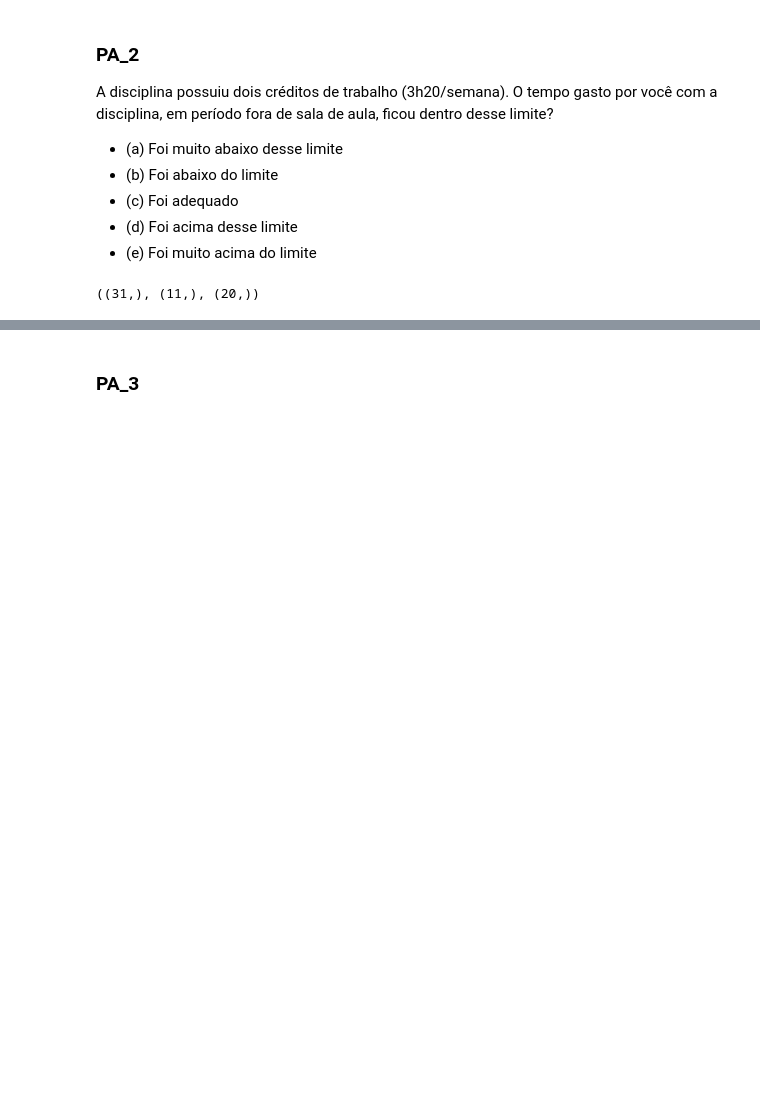
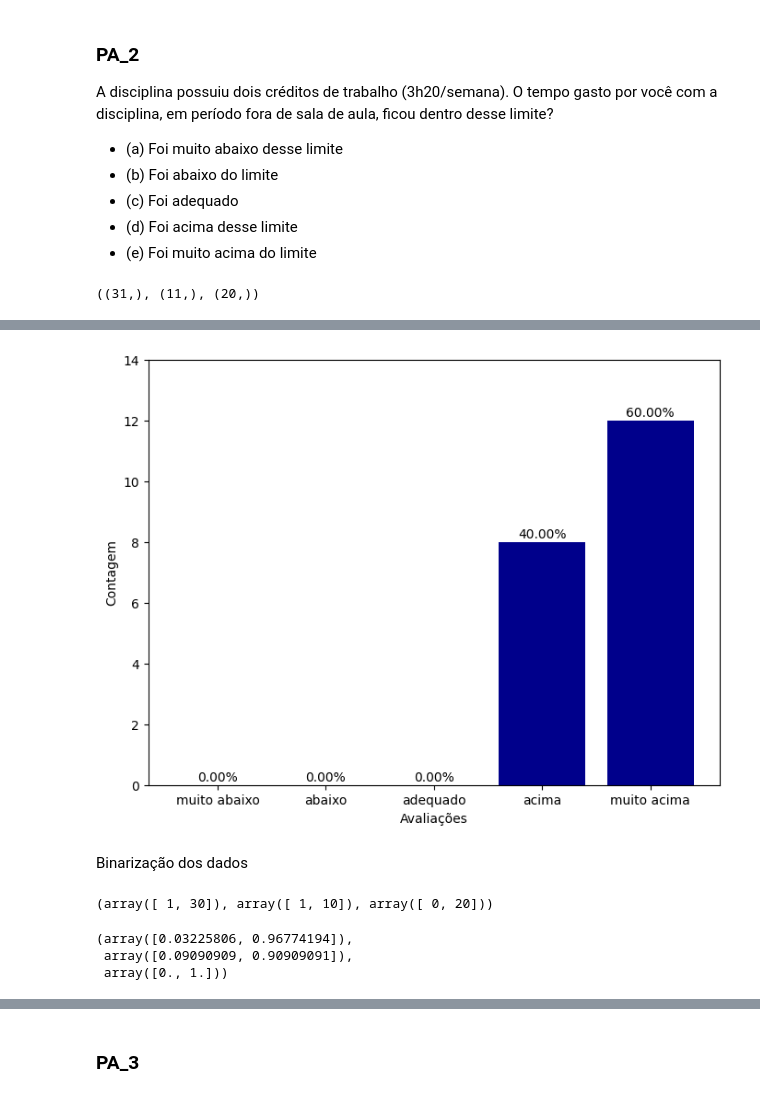
Before and after one commit to henriqueedu2001/pcs3635-health-research-data-analysis, a Jupyter notebook: analisys.ipynb, the cells around one changed output, grey strips where cells are left out. Saved outputs shown, nothing was run; the diff lists cells and outputs as text; code cells hidden in the pictures; blank space fills up the shorter version.

```diff
--- a/analisys.ipynb
+++ b/analisys.ipynb
@@ -192,0 +286,62 @@ plt.show()
+# %%
+# plotting PA_2 for general counting in wednesday
+fig, axs = plt.subplots(figsize=fig_default_size)
+
+axs.bar(PA_2_categories, PA_2_wednesday_counting, color=fig_default_color)
+
+# axs setting
+axs.yaxis.set_major_locator(MaxNLocator(integer=True)) # restricts the y axis in to integer values
+axs.set_ylim(0, 14)
+axs.set_xlabel('Avaliações')
+axs.set_ylabel('Contagem')
+
+# text in the top of the bars
+for i in range(5):
+    x = i
+    y = PA_2_wednesday_counting[i] + 0.3*top_bar_text_offset
+    percentage_str = get_percentage_str(fraction=PA_2_wednesday_frequency[i])
+
+    fig.text(x, y, percentage_str, ha='center', transform=plt.gca().transData)
+
+# save the figure in png format
+if save_all_figures:
+    plt.savefig('academic_imgs/PA_2_wednesday_classes')
+
+# showing the figure
+plt.show()
+# %% [output]
+[figure, added]
+# %% [markdown]
+Binarização dos dados
+# %%
+# binarization of the data
+
+# general
+PA_2_bin_counting_under = sum(PA_2_counting[0:2])
+PA_2_bin_counting_over = sum(PA_2_counting[3:5])
+PA_2_bin_counting = np.array([PA_2_bin_counting_under, PA_2_bin_counting_over])
+
+# monday
+PA_2_monday_bin_counting_under = sum(PA_2_monday_counting[0:2])
+PA_2_monday_bin_counting_over = sum(PA_2_monday_counting[3:5])
+PA_2_monday_bin_counting = np.array([PA_2_monday_bin_counting_under, PA_2_monday_bin_counting_over])
+
+# wednesday
+PA_2_wednesday_bin_counting_under = sum(PA_2_wednesday_counting[0:2])
+PA_2_wednesday_bin_counting_over = sum(PA_2_wednesday_counting[3:5])
+PA_2_wednesday_bin_counting = np.array([PA_2_wednesday_bin_counting_under, PA_2_wednesday_bin_counting_over])
+
+PA_2_bin_counting, PA_2_monday_bin_counting, PA_2_wednesday_bin_counting
+# %% [output]
+(array([ 1, 30]), array([ 1, 10]), array([ 0, 20]))
+# %%
+# frequency couting for the binary data
+PA_2_bin_frequency = PA_2_bin_counting/sum(PA_2_bin_counting)
+PA_2_monday_bin_frequency = PA_2_monday_bin_counting/sum(PA_2_monday_bin_counting)
+PA_2_wednesday_bin_frequency = PA_2_wednesday_bin_counting/sum(PA_2_wednesday_bin_counting)
+
+PA_2_bin_frequency, PA_2_monday_bin_frequency, PA_2_wednesday_bin_frequency
+# %% [output]
+(array([0.03225806, 0.96774194]),
+ array([0.09090909, 0.90909091]),
+ array([0., 1.]))
```
Also changed, not shown: parts of 13 cells of this notebook.
